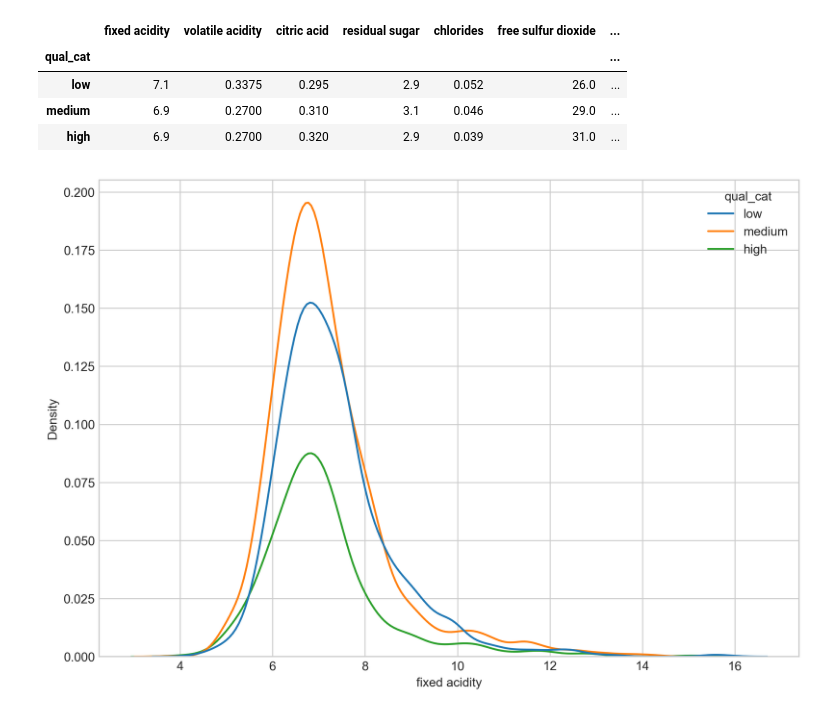
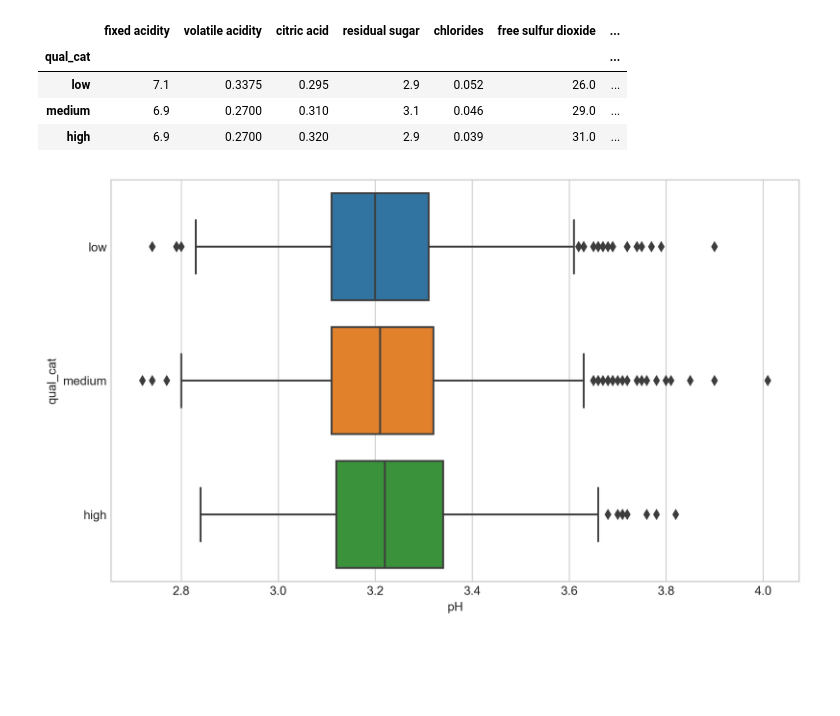
Before and after one commit to derevirn/hypothesis-test, a Jupyter notebook: hypothesis.ipynb, the cells around one changed output. Saved outputs shown, nothing was run; the diff lists cells and outputs as text; code cells hidden in the pictures; blank space fills up the shorter version.

```diff
--- a/hypothesis.ipynb
+++ b/hypothesis.ipynb
@@ -34,13 +34,13 @@ df.groupby('qual_cat').median()
 | medium | 6.9 | 0.2700 | 0.310 | 3.1 | 0.046 | 29.0 | ... |
 | high | 6.9 | 0.2700 | 0.320 | 2.9 | 0.039 | 31.0 | ... |
 # %%
-dv = 'fixed acidity'
+dv = 'pH'
 group = 'qual_cat'
 # %%
-fig, ax = plt.subplots(figsize = (10,7))
+fig, ax = plt.subplots(figsize = (10,6))
 
-sns.kdeplot(data = df, x = dv, hue = group)
+sns.boxplot(data = df, x = dv, y = group)
 
 plt.show()
 # %% [output]
-[figure, old version]
+[figure, new version]
```
Also changed, not shown: parts of 7 cells of this notebook, 3 other files.
